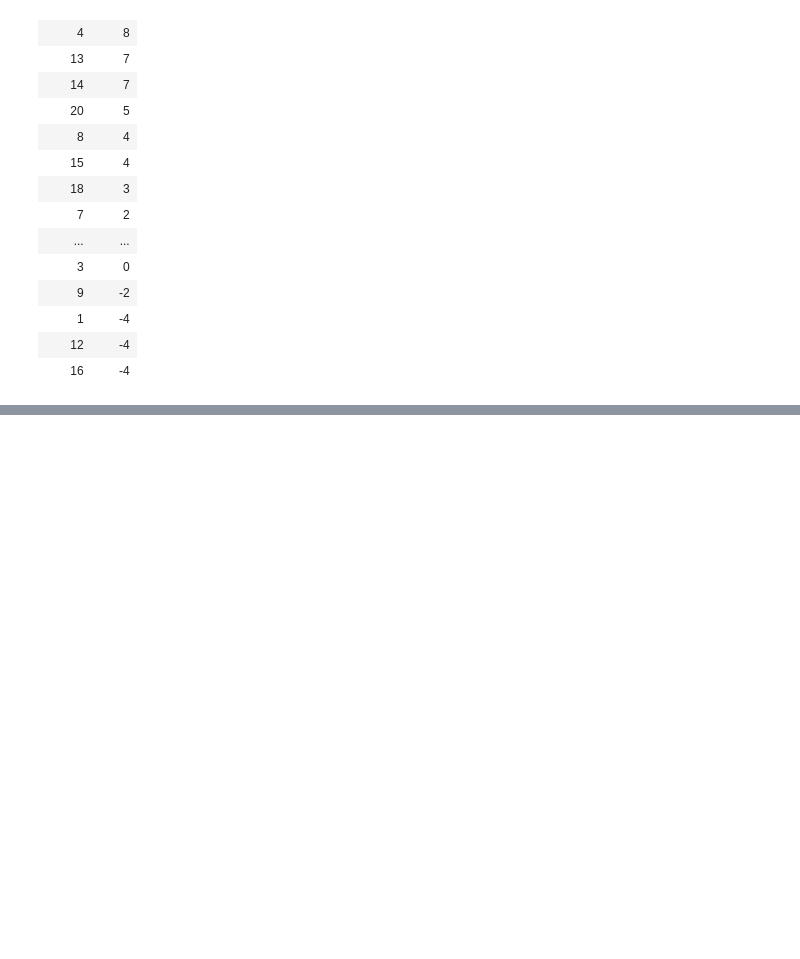
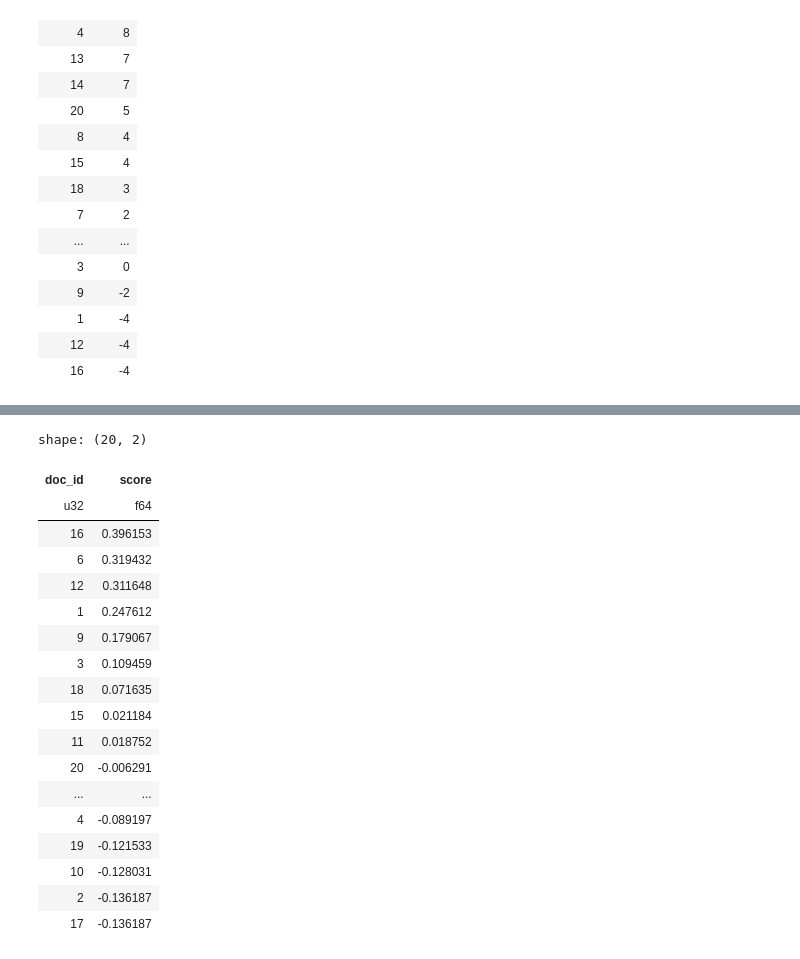
Before and after one commit to spzSource/recommender-systems-course, a Jupyter notebook: week-4/assignment-1/content-based-filtering.ipynb, the cells around one changed output, grey strips where cells are left out. Cells and saved outputs as stored; diff of their text form; code cells hidden in the pictures; blank space fills up the shorter version.

```diff
--- a/week-4/assignment-1/content-based-filtering.ipynb
+++ b/week-4/assignment-1/content-based-filtering.ipynb
@@ -171,0 +319,4 @@ shape: (20, 2)
+# %%
+df = pl.read_excel("Assignment 2.xlsx")
+df = df.drop(["Pred1", "Pred2"]).slice(0, 20)
+display(df)
@@ -171,0 +343,17 @@ shape: (20, 2)
+# %%
+idf_df = df.select(pl.exclude(["doc_id", "User 1", "User 2", "num-attr"])).sum()
+
+idf_df = idf_df.select(
+    (1 / pl.col("baseball")).alias("baseball"),
+    (1 / pl.col("economics")).alias("economics"),
+    (1 / pl.col("politics")).alias("politics"),
+    (1 / pl.col("Europe")).alias("Europe"),
+    (1 / pl.col("Asia")).alias("Asia"),
+    (1 / pl.col("soccer")).alias("soccer"),
+    (1 / pl.col("war")).alias("war"),
+    (1 / pl.col("security")).alias("security"),
+    (1 / pl.col("shopping")).alias("shopping"),
+    (1 / pl.col("family")).alias("family")
+)
+
+display(idf_df.transpose().to_series())
@@ -171,0 +374,32 @@ shape: (20, 2)
+# %%
+def score_matrix(df: pl.DataFrame, profile: pl.DataFrame, idf: pl.DataFrame) -> pl.DataFrame:
+    return (
+        df.select(pl.exclude(["doc_id", "User 1", "User 2", "num-attr"])).transpose(
+            column_names=column_name_generator("doc")
+        )
+        * profile.transpose().to_series() * idf.transpose().to_series()
+    ).sum().transpose(column_names=["score"]).with_row_index("doc_id", offset=1).sort(
+        "score", descending=True
+    )
+# %%
+score_matrix(doc_matrix_df, profile1, idf_df)
+# %% [output]
+shape: (20, 2)
+| doc_id | score |
+| u32 | f64 |
+| 16 | 0.396153 |
+| 6 | 0.319432 |
+| 12 | 0.311648 |
+| 1 | 0.247612 |
+| 9 | 0.179067 |
+| 3 | 0.109459 |
+| 18 | 0.071635 |
+| 15 | 0.021184 |
+| 11 | 0.018752 |
+| 20 | -0.006291 |
+| ... | ... |
+| 4 | -0.089197 |
+| 19 | -0.121533 |
+| 10 | -0.128031 |
+| 2 | -0.136187 |
+| 17 | -0.136187 |
```
Also changed, not shown: parts of 11 cells of this notebook.
